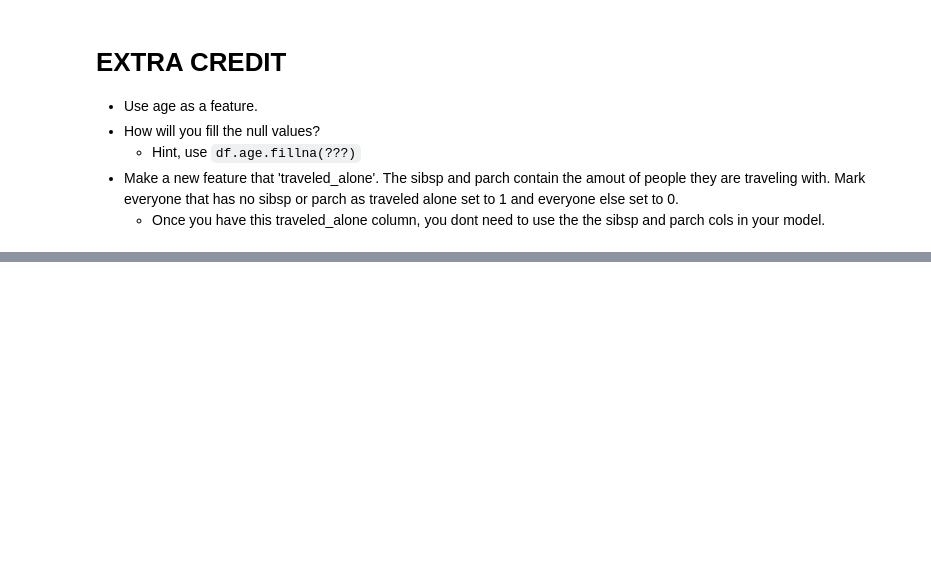
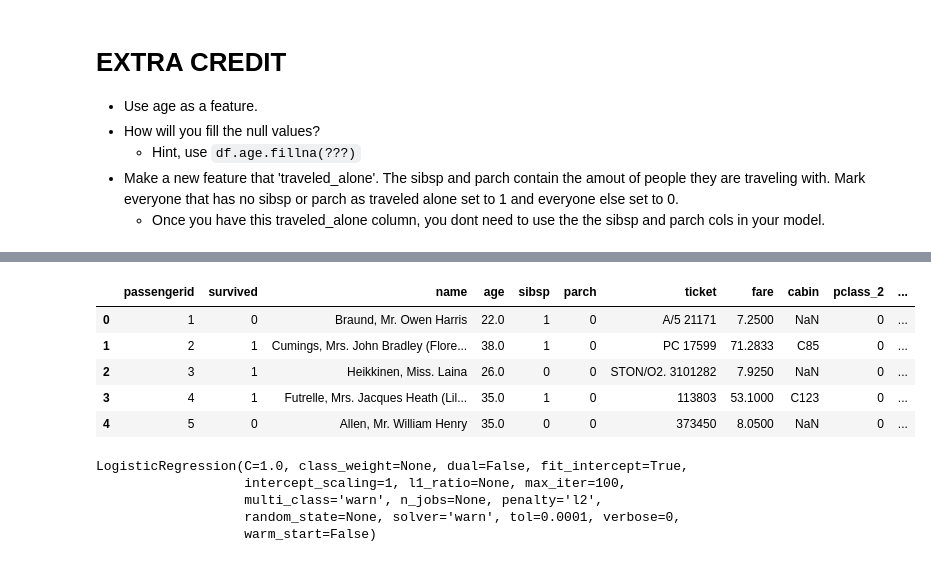
Before and after one commit to JorgeGranda72/2021-fall-data-science, a Jupyter notebook: Week-03-Intro-To-ML/Exercise-Logistic-Regression.ipynb, the cells around one changed output, grey strips where cells are left out. Saved outputs shown, nothing was run; the diff lists cells and outputs as text; code cells hidden in the pictures; blank space fills up the shorter version.

```diff
--- a/Week-03-Intro-To-ML/Exercise-Logistic-Regression.ipynb
+++ b/Week-03-Intro-To-ML/Exercise-Logistic-Regression.ipynb
@@ -545,0 +529,4 @@ plt.ylabel('Actual');
+# %%
+# Fill null age values with mean age.
+age_mean =df['age'].mean()
+age_mean = round(age_mean)
@@ -545,0 +538,12 @@ plt.ylabel('Actual');
+# %%
+# Create new traveled_alone feature
+cond = ((df['parch']) == 0 & (df['sibsp'] == 0))
+df['traveled_alone'] = np.where(cond,1,0)
+df.head()
+# %% [output]
+|  | passengerid | survived | name | age | sibsp | parch | ticket | fare | cabin | pclass_2 | ... |
+| 0 | 1 | 0 | Braund, Mr. Owen Harris | 22.0 | 1 | 0 | A/5 21171 | 7.2500 | NaN | 0 | ... |
+| 1 | 2 | 1 | Cumings, Mrs. John Bradley (Flore... | 38.0 | 1 | 0 | PC 17599 | 71.2833 | C85 | 0 | ... |
+| 2 | 3 | 1 | Heikkinen, Miss. Laina | 26.0 | 0 | 0 | STON/O2. 3101282 | 7.9250 | NaN | 0 | ... |
+| 3 | 4 | 1 | Futrelle, Mrs. Jacques Heath (Lil... | 35.0 | 1 | 0 | 113803 | 53.1000 | C123 | 0 | ... |
+| 4 | 5 | 0 | Allen, Mr. William Henry | 35.0 | 0 | 0 | 373450 | 8.0500 | NaN | 0 | ... |
@@ -545,0 +564,9 @@ plt.ylabel('Actual');
+# %%
+# Fit / Train our model using our training data.
+model_3.fit(X_train, y_train)
+# %% [output]
+LogisticRegression(C=1.0, class_weight=None, dual=False, fit_intercept=True,
+                   intercept_scaling=1, l1_ratio=None, max_iter=100,
+                   multi_class='warn', n_jobs=None, penalty='l2',
+                   random_state=None, solver='warn', tol=0.0001, verbose=0,
+                   warm_start=False)
```
Also changed, not shown: parts of 21 cells of this notebook, 1 other file.
